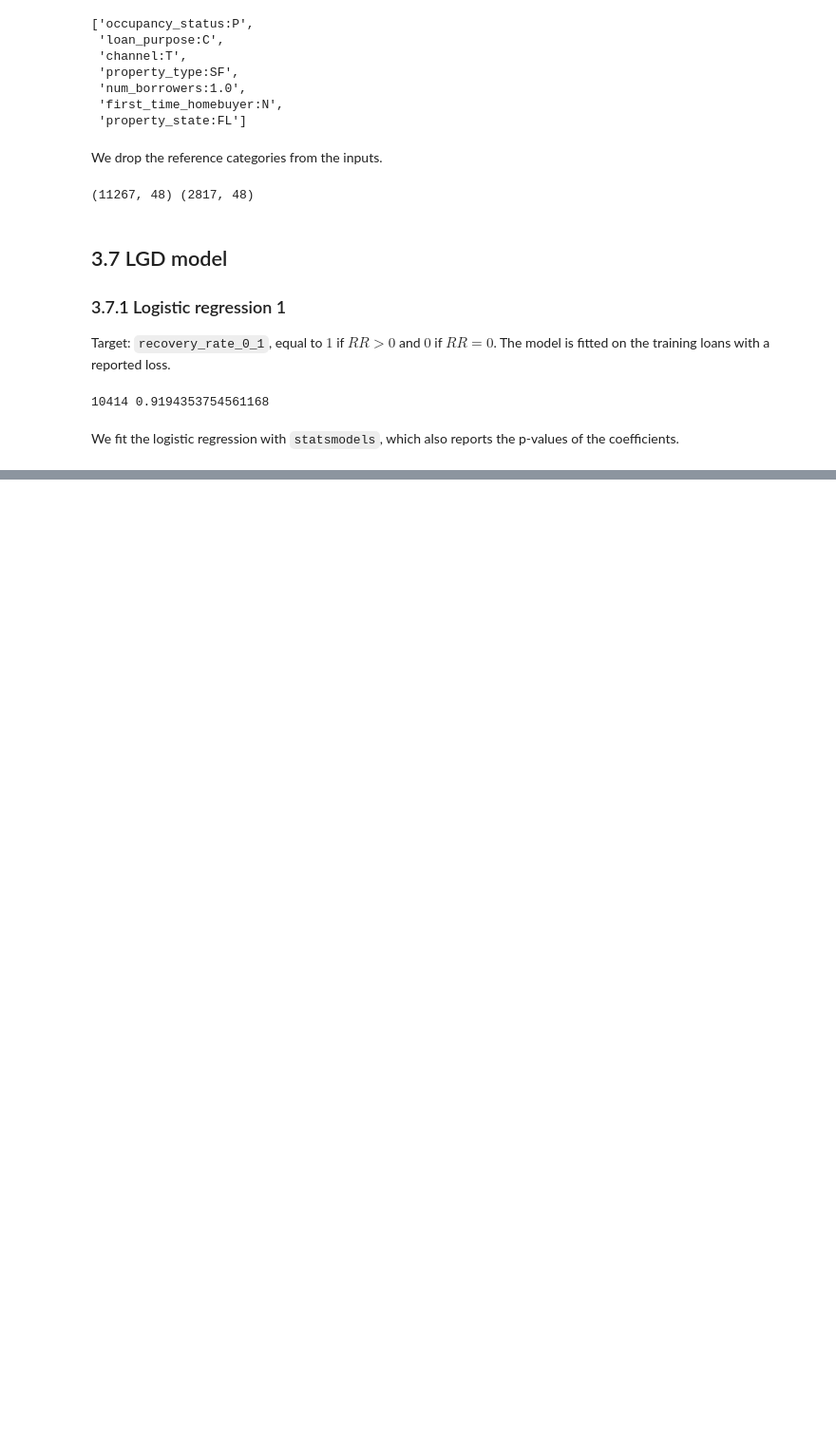
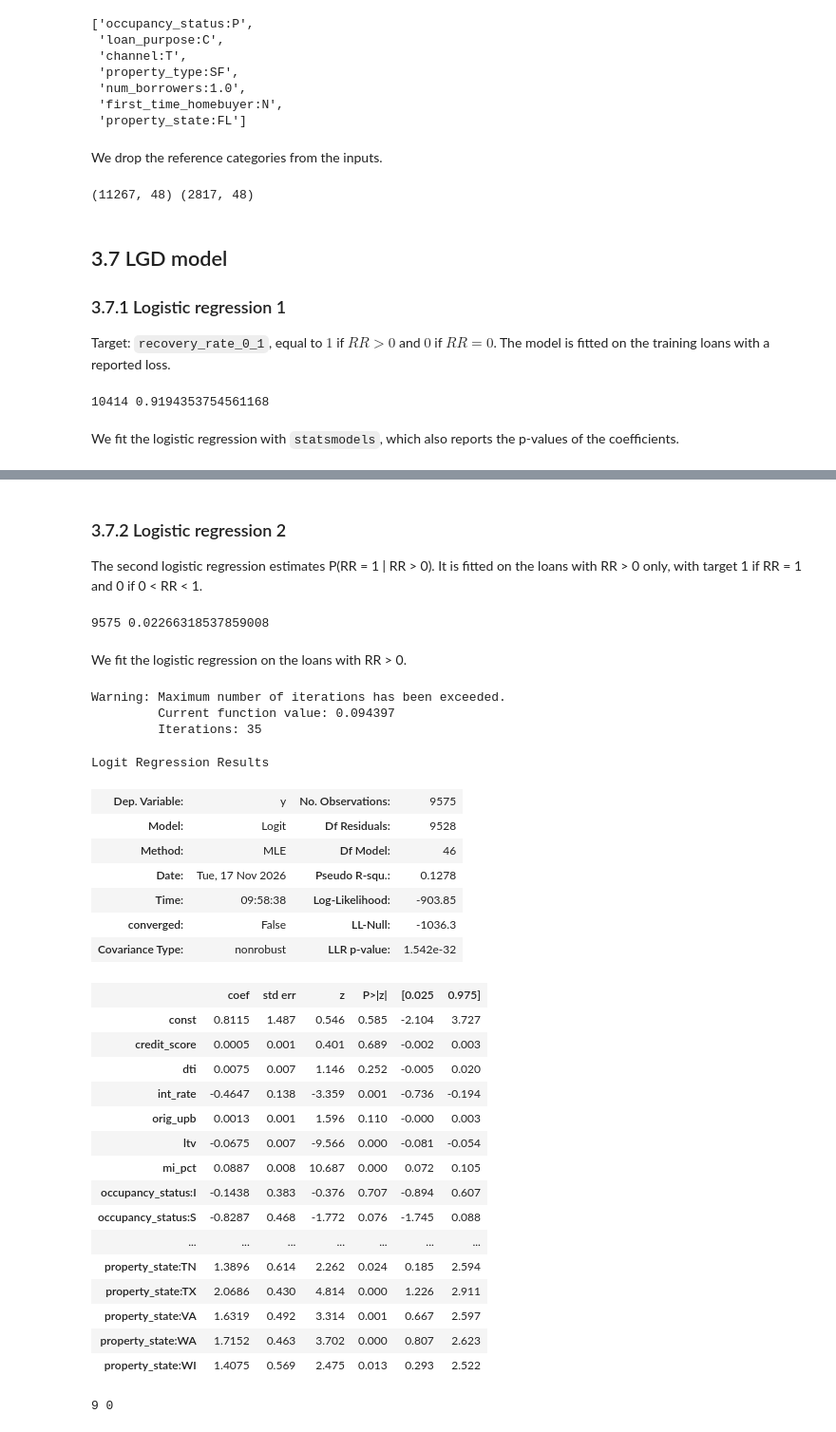
Before and after one commit to keramidasvasilis/credit-risk-el, a Jupyter notebook: notebooks/03_lgd_ead_models.ipynb, the cells around one changed output, grey strips where cells are left out. Shown at 95% size. Saved outputs shown, nothing was run; the diff lists cells and outputs as text; code cells hidden in the pictures; blank space fills up the shorter version.

```diff
--- a/notebooks/03_lgd_ead_models.ipynb
+++ b/notebooks/03_lgd_ead_models.ipynb
@@ -360,0 +443,56 @@ Logit Regression Results
+# %% [markdown]
+### 3.7.2 Logistic regression 2
+
+The second logistic regression estimates P(RR = 1 | RR > 0). It is fitted on the loans with RR > 0 only, with target 1 if RR = 1 and 0 if 0 < RR < 1.
+# %%
+# Loans with RR > 0 (this also drops the NaN)
+mask_lgd_2_train = loan_data_defaults_train['recovery_rate'] > 0
+mask_lgd_2_test = loan_data_defaults_test['recovery_rate'] > 0
+
+# Target of logistic regression 2: 1 if RR = 1, 0 if 0 < RR < 1
+recovery_rate_1_train = np.where(loan_data_defaults_train.loc[mask_lgd_2_train, 'recovery_rate'] == 1, 1, 0)
+recovery_rate_1_test = np.where(loan_data_defaults_test.loc[mask_lgd_2_test, 'recovery_rate'] == 1, 1, 0)
+
+# Number of training loans and share with RR = 1
+print(mask_lgd_2_train.sum(), recovery_rate_1_train.mean())
+# %% [output]
+9575 0.02266318537859008
+# %% [markdown]
+We fit the logistic regression on the loans with RR > 0.
+# %%
+X_lgd_st_2_train = sm.add_constant(inputs_train[mask_lgd_2_train])
+reg_lgd_st_2 = sm.Logit(recovery_rate_1_train, X_lgd_st_2_train).fit()
+reg_lgd_st_2.summary()
+# %% [output]
+Warning: Maximum number of iterations has been exceeded.
+         Current function value: 0.094397
+         Iterations: 35
+Logit Regression Results
+| Dep. Variable: | y | No. Observations: | 9575 |
+| Model: | Logit | Df Residuals: | 9528 |
+| Method: | MLE | Df Model: | 46 |
+| Date: | Tue, 17 Nov 2026 | Pseudo R-squ.: | 0.1278 |
+| Time: | 09:58:38 | Log-Likelihood: | -903.85 |
+| converged: | False | LL-Null: | -1036.3 |
+| Covariance Type: | nonrobust | LLR p-value: | 1.542e-32 |
+|  | coef | std err | z | P>|z| | [0.025 | 0.975] |
+| const | 0.8115 | 1.487 | 0.546 | 0.585 | -2.104 | 3.727 |
+| credit_score | 0.0005 | 0.001 | 0.401 | 0.689 | -0.002 | 0.003 |
+| dti | 0.0075 | 0.007 | 1.146 | 0.252 | -0.005 | 0.020 |
+| int_rate | -0.4647 | 0.138 | -3.359 | 0.001 | -0.736 | -0.194 |
+| orig_upb | 0.0013 | 0.001 | 1.596 | 0.110 | -0.000 | 0.003 |
+| ltv | -0.0675 | 0.007 | -9.566 | 0.000 | -0.081 | -0.054 |
+| mi_pct | 0.0887 | 0.008 | 10.687 | 0.000 | 0.072 | 0.105 |
+| occupancy_status:I | -0.1438 | 0.383 | -0.376 | 0.707 | -0.894 | 0.607 |
+| occupancy_status:S | -0.8287 | 0.468 | -1.772 | 0.076 | -1.745 | 0.088 |
+| ... | ... | ... | ... | ... | ... | ... |
+| property_state:TN | 1.3896 | 0.614 | 2.262 | 0.024 | 0.185 | 2.594 |
+| property_state:TX | 2.0686 | 0.430 | 4.814 | 0.000 | 1.226 | 2.911 |
+| property_state:VA | 1.6319 | 0.492 | 3.314 | 0.001 | 0.667 | 2.597 |
+| property_state:WA | 1.7152 | 0.463 | 3.702 | 0.000 | 0.807 | 2.623 |
+| property_state:WI | 1.4075 | 0.569 | 2.475 | 0.013 | 0.293 | 2.522 |
+# %%
+cp_2 = inputs_train.loc[mask_lgd_2_train, 'property_type:CP']
+print(cp_2.sum(), recovery_rate_1_train[cp_2.values == 1].sum())
+# %% [output]
+9 0
```
Also changed, not shown: parts of 42 cells of this notebook.
